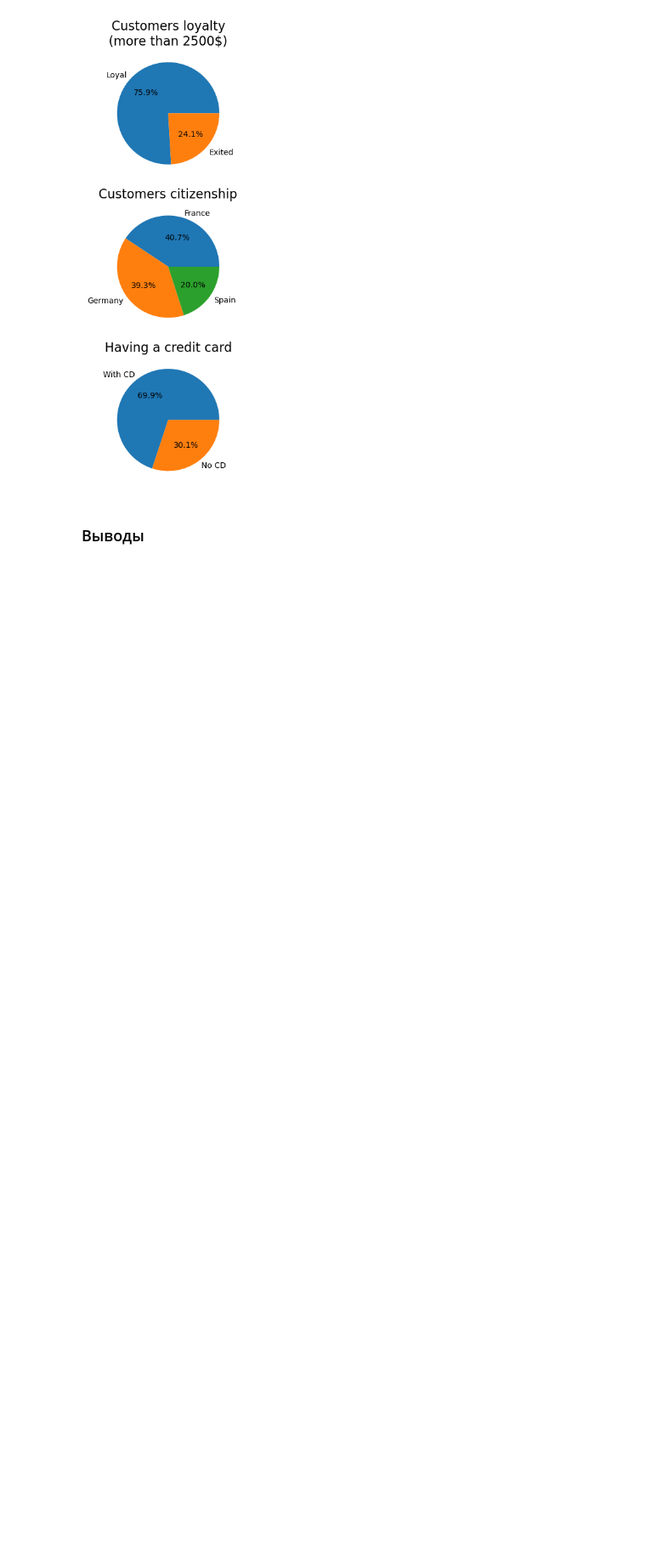
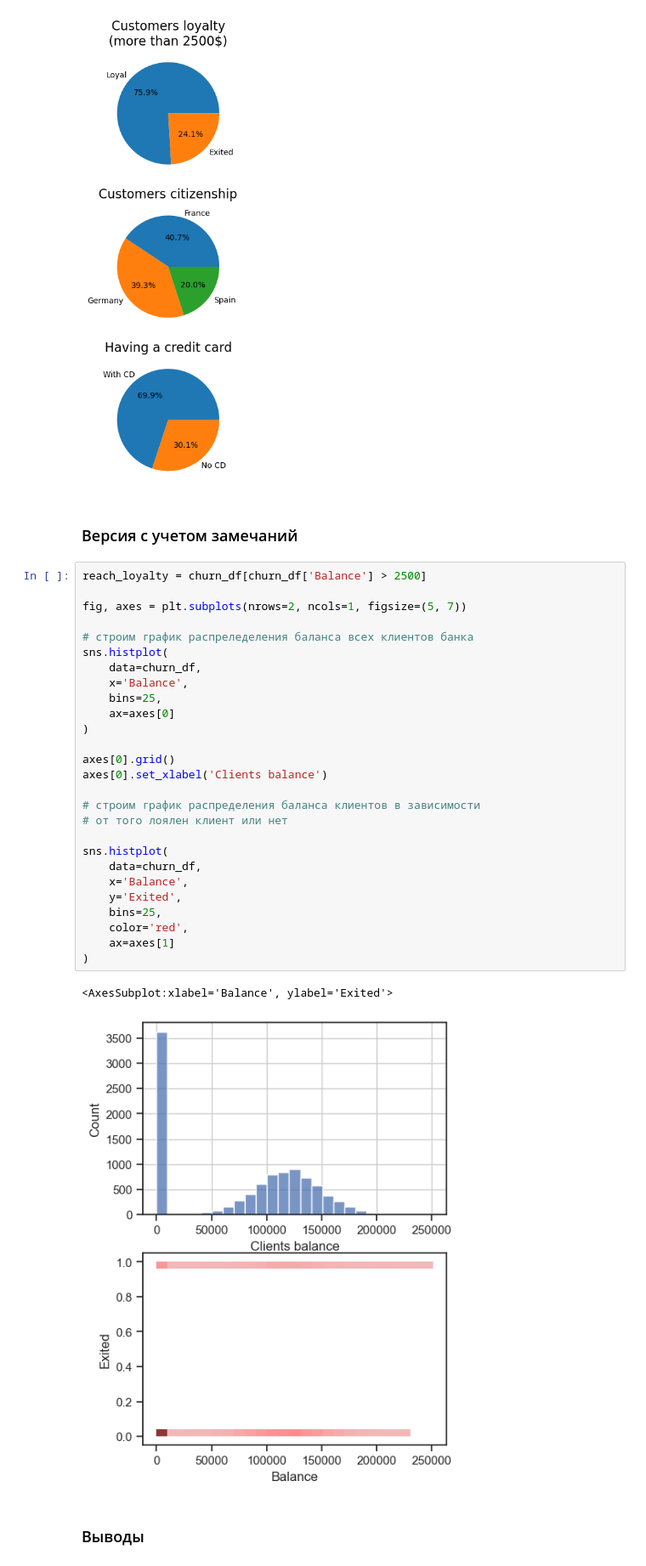
Before and after one commit to AndreiDS63/sf_data_science, a Jupyter notebook: practice/Python-13 Visualization/9_consolidation.ipynb, the cells around one changed output. Shown at 85% size. Saved outputs shown, nothing was run; the diff lists cells and outputs as text; blank space fills up the shorter version.

```diff
--- a/practice/Python-13 Visualization/9_consolidation.ipynb
+++ b/practice/Python-13 Visualization/9_consolidation.ipynb
@@ -122,6 +122,38 @@ axes[2].set_title('Having a credit card', fontsize=16)
 # %% [output]
 Text(0.5, 1.0, 'Having a credit card')
 [figure]
+# %% [markdown]
+### Версия с учетом замечаний
+# %%
+reach_loyalty = churn_df[churn_df['Balance'] > 2500]
+
+fig, axes = plt.subplots(nrows=2, ncols=1, figsize=(5, 7))
+
+# строим график распреледеления баланса всех клиентов банка
+sns.histplot(
+    data=churn_df,
+    x='Balance',
+    bins=25,
+    ax=axes[0]
+)
+
+axes[0].grid()
+axes[0].set_xlabel('Clients balance')
+
+# строим график распределения баланса клиентов в зависимости
+# от того лоялен клиент или нет
+
+sns.histplot(
+    data=churn_df,
+    x='Balance',
+    y='Exited',
+    bins=25,
+    color='red',
+    ax=axes[1]
+)
+# %% [output]
+<AxesSubplot:xlabel='Balance', ylabel='Exited'>
+[figure, added]
 # %% [markdown]
 ### Выводы
 # %% [markdown]
```
Also changed, not shown: parts of 11 cells of this notebook, 1 other file.
